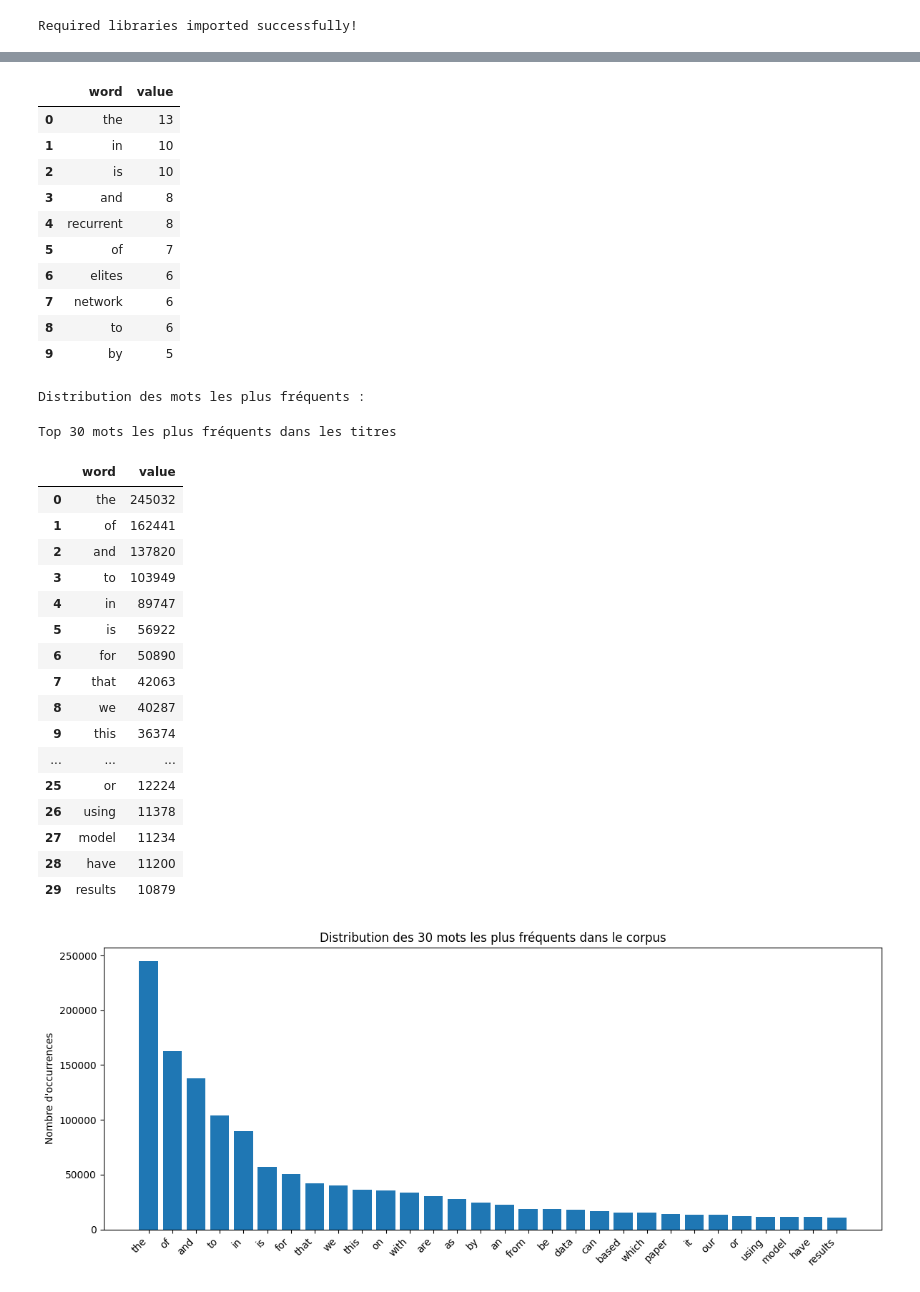
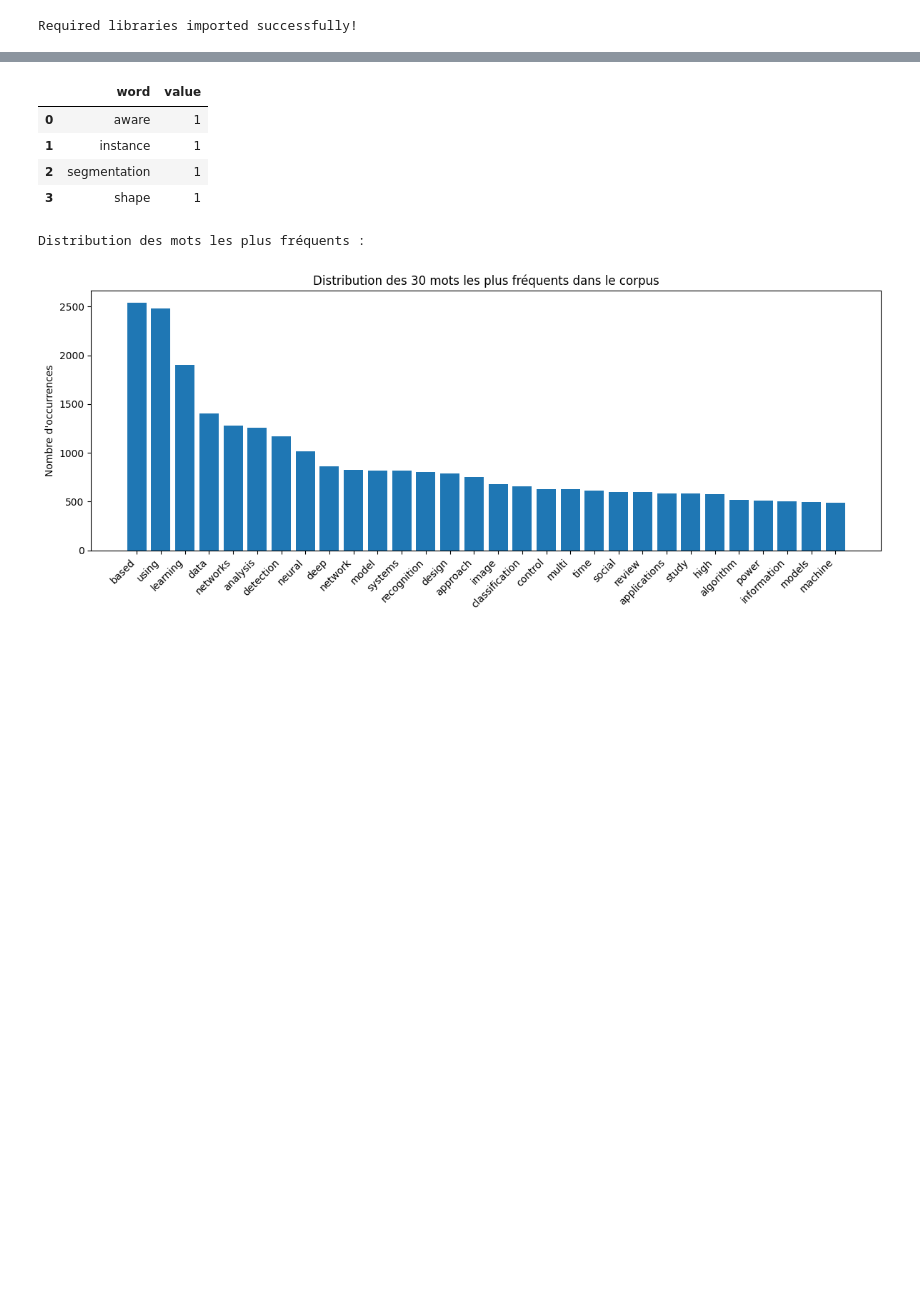
Before and after one commit to Louisdlms/CL-DS-Moteur_De_Recherche, a Jupyter notebook: solution.ipynb, the cells around one changed output, grey strips where cells are left out. Saved outputs shown, nothing was run; the diff lists cells and outputs as text; code cells hidden in the pictures; blank space fills up the shorter version.

```diff
--- a/solution.ipynb
+++ b/solution.ipynb
@@ -185,18 +177,20 @@ Exemples Négatifs (C-) :
 # %%
-from sklearn.feature_extraction.text import CountVectorizer
+# Préparer les titres pour la vectorisation
+corpus_ids = list(corpus.keys())
+id_to_index = {doc_id: i for i, doc_id in enumerate(corpus_ids)}
+corpus_titles = [corpus[doc_id]['title'] for doc_id in corpus_ids]
 
-# 1. Préparer les textes pour la vectorisation
-corpus_ids = list(corpus.keys())
-corpus_texts = [corpus[doc_id]['text'] for doc_id in corpus_ids]
+# Initialiser et entraîner (fit) le vectoriseur
+vectorizer = CountVectorizer(stop_words="english")
+vectorizer = vectorizer.fit(corpus_titles)
 
-# 2. Initialiser et entraîner (fit) le vectoriseur
-vectorizer = CountVectorizer()
-X = vectorizer.fit_transform(corpus_texts)
+# Créer la matrice documents x termes
+X = vectorizer.transform(corpus_titles)
 
-# 3. Récupérer le vocabulaire
+# Récupérer le vocabulaire
 features = vectorizer.get_feature_names_out()
-
-print(f"\n### Encodage CountVectorizer sur les titres ###")
+# print(features)
+print(f"exemples de mots présents dans le corpus : {vectorizer.vocabulary_}")
 print(f"Matrice Documents x Termes (X) de taille : {X.shape}")
 print(f"Taille du vocabulaire : {len(features)} mots")
 # %% [output]
@@ -206,10 +200,9 @@ Taille du vocabulaire : 76983 mots
 # %%
 # Afficher des exemples de vecteurs
 print("\nExemple de vecteur de document (top 10 mots) :")
-doc_index_example = 0 # Le premier document du corpus
+doc_index_example = 42 # Le premier document du corpus
 v_example = X[doc_index_example]
-
-print(f"Text : \"{corpus_texts[doc_index_example]}\"")
+print(f"Text : {corpus_titles[doc_index_example]}")
 display(print_feats(v_example, features, top_n = 10).style.set_caption("Vecteur du 1er document (CountVectorizer)"))
 
 # Distribution des mots les plus fréquents (dans tout le corpus)
@@ -219,13 +212,11 @@ print("\nDistribution des mots les plus fréquents :")
 term_counts = X.sum(axis=0)
 term_counts_sparse = csr_matrix(term_counts)
 
-# Afficher les 30 mots les plus fréquents
+# Afficher les 30 mots les plus fréquents dans le corpus
 top_terms_df = print_feats(term_counts_sparse, features, top_n=30)
-display(top_terms_df.style.set_caption("Top 30 mots les plus fréquents dans les titres"))
 
 # Affichage de l'histogramme
 import matplotlib.pyplot as plt
-
 plt.figure(figsize=(12, 5))
 plt.bar(top_terms_df['word'], top_terms_df['value'])
 plt.xticks(rotation=45, ha='right')
@@ -239,33 +230,9 @@ Text : "An evolutionary recurrent network which automates the design of recurren
 Vecteur du 1er document (CountVectorizer)
 |  | word | value |
-| 0 | the | 13 |
-| 1 | in | 10 |
-| 2 | is | 10 |
-| 3 | and | 8 |
-| 4 | recurrent | 8 |
-| 5 | of | 7 |
-| 6 | elites | 6 |
-| 7 | network | 6 |
-| 8 | to | 6 |
-| 9 | by | 5 |
+| 0 | aware | 1 |
+| 1 | instance | 1 |
+| 2 | segmentation | 1 |
+| 3 | shape | 1 |
 Distribution des mots les plus fréquents :
-Top 30 mots les plus fréquents dans les titres
-|  | word | value |
-| 0 | the | 245032 |
-| 1 | of | 162441 |
-| 2 | and | 137820 |
-| 3 | to | 103949 |
-| 4 | in | 89747 |
-| 5 | is | 56922 |
-| 6 | for | 50890 |
-| 7 | that | 42063 |
-| 8 | we | 40287 |
-| 9 | this | 36374 |
-| ... | ... | ... |
-| 25 | or | 12224 |
-| 26 | using | 11378 |
-| 27 | model | 11234 |
-| 28 | have | 11200 |
-| 29 | results | 10879 |
-[figure, old version]
+[figure, new version]
 # %%
```
Also changed, not shown: parts of 23 cells of this notebook.
